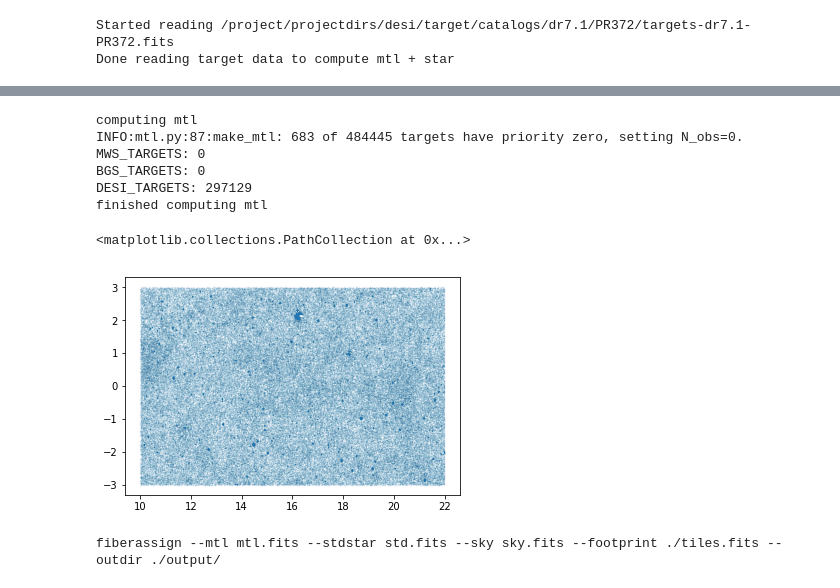
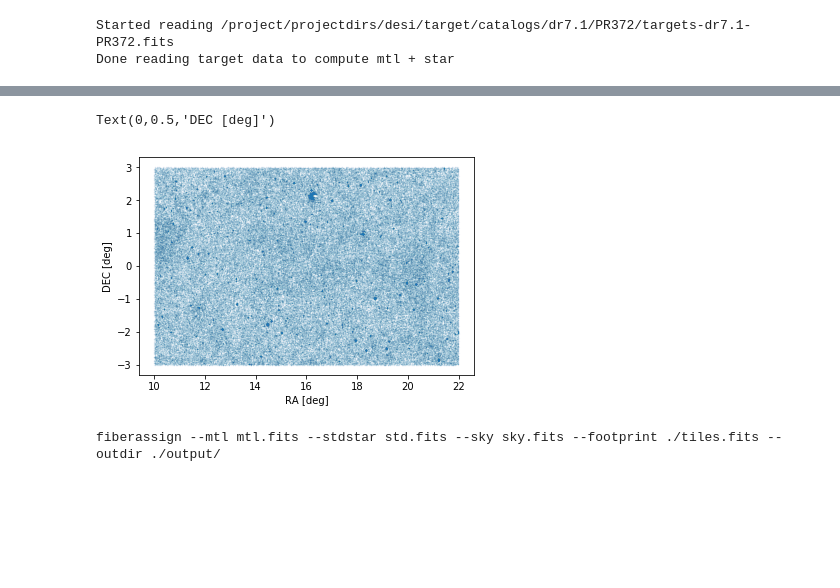
Before and after one commit to forero/fiberassign_explore, a Jupyter notebook: observational_targets.ipynb, the cells around one changed output, grey strips where cells are left out. Saved outputs shown, nothing was run; the diff lists cells and outputs as text; code cells hidden in the pictures; blank space fills up the shorter version.

```diff
--- a/observational_targets.ipynb
+++ b/observational_targets.ipynb
@@ -15,5 +32,5 @@ import matplotlib.pyplot as plt
 # %%
-workdir = os.getenv('SCRATCH') + '/desi/test/fiberassign'
+workdir = os.getenv('SCRATCH') + '/desi/test/fiberassign_obs'
 os.makedirs(workdir, exist_ok=True)
 os.chdir(workdir)
 outdir = workdir + '/output'
@@ -152,18 +171,14 @@ if not os.path.exists(mtlfile):
     print('BGS_TARGETS: {}'.format(np.count_nonzero(mtl['BGS_TARGET']!=0)))
     print('DESI_TARGETS: {}'.format(np.count_nonzero(mtl['DESI_TARGET']!=0)))
     print('finished computing mtl')
+mtl = Table.read(mtlfile)
-# %% [output]
-computing mtl
-INFO:mtl.py:87:make_mtl: 683 of 484445 targets have priority zero, setting N_obs=0.
-MWS_TARGETS: 0
-BGS_TARGETS: 0
-DESI_TARGETS: 297129
-finished computing mtl
 # %%
 plt.scatter(mtl['RA'], mtl['DEC'], s=0.1, alpha=0.1)
+plt.xlabel('RA [deg]')
+plt.ylabel('DEC [deg]')
 # %% [output]
-<matplotlib.collections.PathCollection at 0x...>
+Text(0,0.5,'DEC [deg]')
-[figure, old version]
+[figure, new version]
 # %%
 cmd = 'fiberassign --mtl mtl.fits --stdstar std.fits --sky sky.fits'
 cmd += ' --footprint ./tiles.fits'
```
Also changed, not shown: parts of 13 cells of this notebook.
